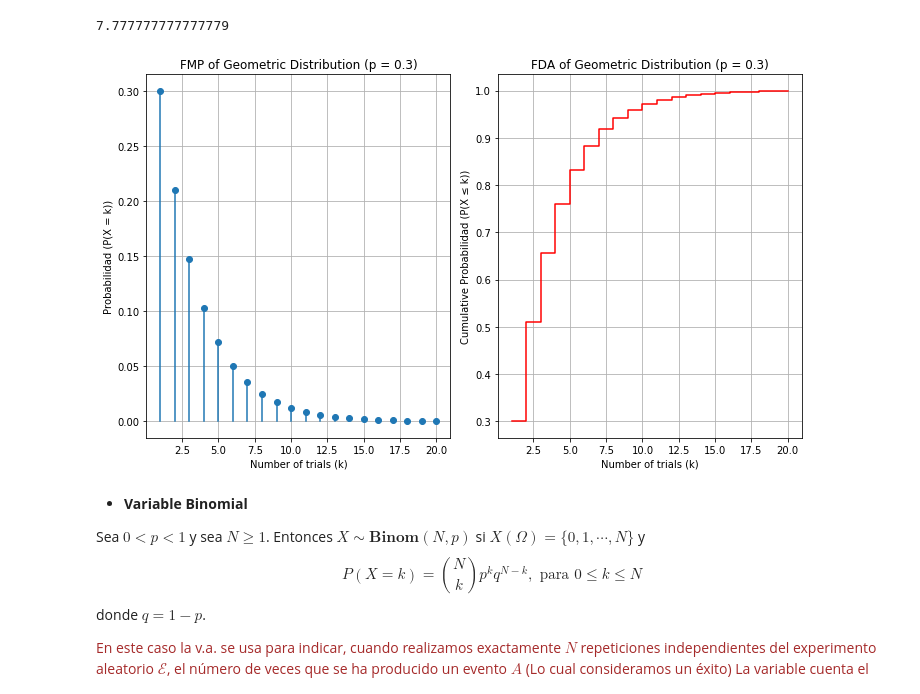
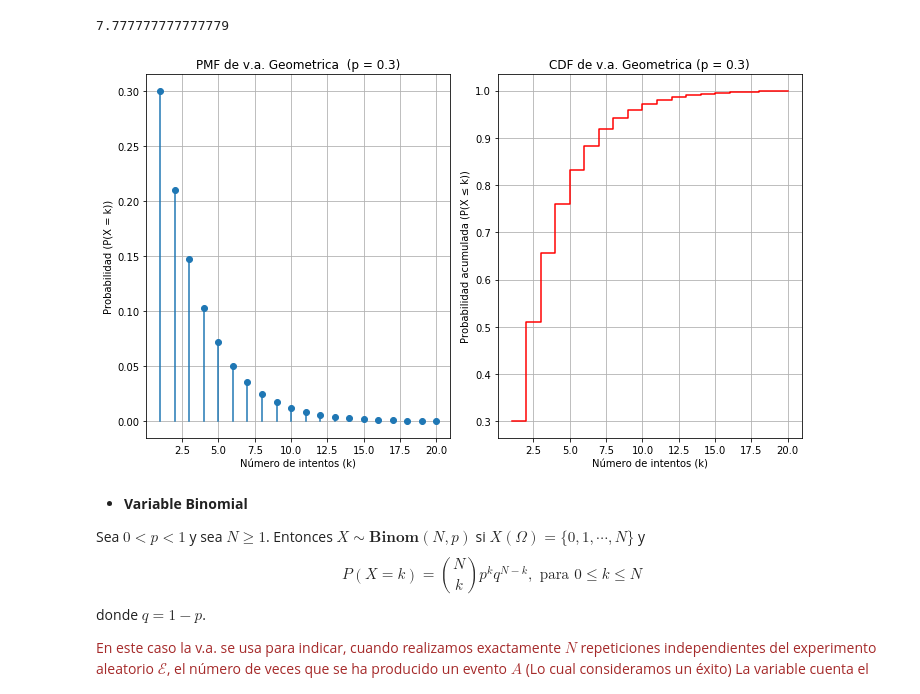
Before and after one commit to JMALMIRA/statistics, a Jupyter notebook: Semana 8 Modelos de Probabilidad.ipynb, the cells around one changed output. Cells and saved outputs as stored; diff of their text form; code cells hidden in the pictures.

```diff
--- a/Semana 8 Modelos de Probabilidad.ipynb
+++ b/Semana 8 Modelos de Probabilidad.ipynb
@@ -137,36 +137,36 @@ X.var()
 # %%
 k_values = np.arange(1, 21)  # k = 1 to 20 (número de intentos)
 
 # FMP: Probabilidad de tener exactamente k intentos antes del primer éxito
 pmf_values = X.pmf(k_values)
 
 # FDA: Probabilidad de tener k o menos intentos antes del primer éxito
 cdf_values = X.cdf(k_values)
 
 # Plot FMP
 plt.figure(figsize=(10, 6))
 
 # Plot FMP
 plt.subplot(1, 2, 1) ## 1 fila, 2 columnas, primer elemento de la fila
 plt.stem(k_values, pmf_values, basefmt=" ")
-plt.title("FMP of Geometric Distribution (p = 0.3)")
-plt.xlabel("Number of trials (k)")
+plt.title("PMF de v.a. Geometrica  (p = 0.3)")
+plt.xlabel("Número de intentos (k)")
 plt.ylabel("Probabilidad (P(X = k))")
 plt.grid(True)
 
 # Plot FDA
 plt.subplot(1, 2, 2) ## 1 fila, 2 columnas, segundo elemento de la fila
 plt.step(k_values, cdf_values, where='post', color='r', linestyle='-')
-plt.title("FDA of Geometric Distribution (p = 0.3)")
-plt.xlabel("Number of trials (k)")
-plt.ylabel("Cumulative Probabilidad (P(X ≤ k))")
+plt.title("CDF de v.a. Geometrica (p = 0.3)")
+plt.xlabel("Número de intentos (k)")
+plt.ylabel("Probabilidad acumulada (P(X ≤ k))")
 plt.grid(True)
 
 # Mostrar las gráficas
 plt.tight_layout()
 plt.show()
 # %% [output]
-[figure, old version]
+[figure, new version]
 # %% [markdown]
 * <strong> Variable  Binomial</strong>
 
```
Also changed, not shown: parts of 25 cells of this notebook.
